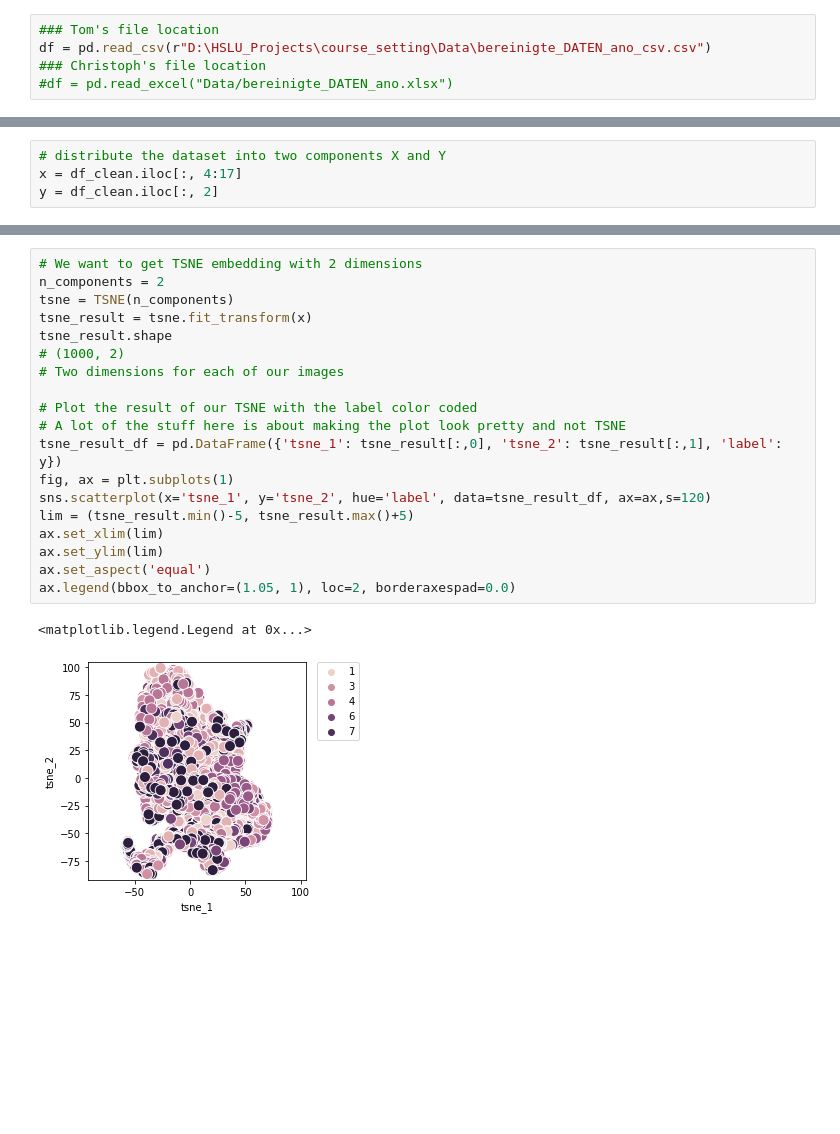
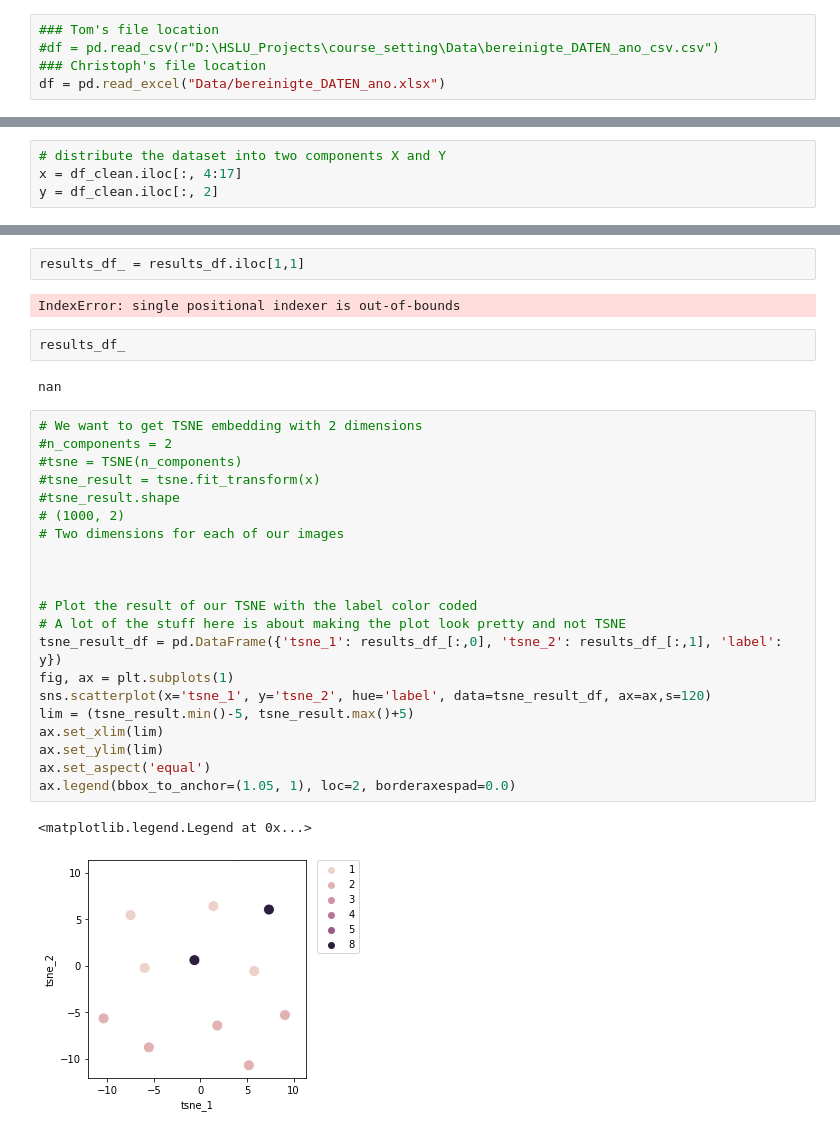
Before and after one commit to AnonymousCrux/course_setting, a Jupyter notebook: t-SNE_per_turn.ipynb, the cells around one changed output, grey strips where cells are left out. Drawn from its saved outputs; the diff is of its cells as text; blank space fills up the shorter version.

```diff
--- a/t-SNE_per_turn.ipynb
+++ b/t-SNE_per_turn.ipynb
@@ -13,9 +13,9 @@ import seaborn as sns
 import json
 # %%
 ### Tom's file location
-df = pd.read_csv(r"D:\HSLU_Projects\course_setting\Data\bereinigte_DATEN_ano_csv.csv")
+#df = pd.read_csv(r"D:\HSLU_Projects\course_setting\Data\bereinigte_DATEN_ano_csv.csv")
 ### Christoph's file location
-#df = pd.read_excel("Data/bereinigte_DATEN_ano.xlsx")
+df = pd.read_excel("Data/bereinigte_DATEN_ano.xlsx")
 # %%
 df.head()
 # %% [output]
@@ -150,22 +148,32 @@ fig, ax = plt.subplots(nrows=results_df.shape[0], ncols = results_df.shape[1])
+# %%
+results_df_ = results_df.iloc[1,1]
+# %% [output]
+IndexError: single positional indexer is out-of-bounds
+# %%
+results_df_
+# %% [output]
+nan
 # %%
 # We want to get TSNE embedding with 2 dimensions
-n_components = 2
-tsne = TSNE(n_components)
-tsne_result = tsne.fit_transform(x)
-tsne_result.shape
+#n_components = 2
+#tsne = TSNE(n_components)
+#tsne_result = tsne.fit_transform(x)
+#tsne_result.shape
 # (1000, 2)
 # Two dimensions for each of our images
 
+
+
 # Plot the result of our TSNE with the label color coded
 # A lot of the stuff here is about making the plot look pretty and not TSNE
-tsne_result_df = pd.DataFrame({'tsne_1': tsne_result[:,0], 'tsne_2': tsne_result[:,1], 'label': y})
+tsne_result_df = pd.DataFrame({'tsne_1': results_df_[:,0], 'tsne_2': results_df_[:,1], 'label': y})
 fig, ax = plt.subplots(1)
 sns.scatterplot(x='tsne_1', y='tsne_2', hue='label', data=tsne_result_df, ax=ax,s=120)
 lim = (tsne_result.min()-5, tsne_result.max()+5)
 ax.set_xlim(lim)
 ax.set_ylim(lim)
 ax.set_aspect('equal')
 ax.legend(bbox_to_anchor=(1.05, 1), loc=2, borderaxespad=0.0)
 # %% [output]
 <matplotlib.legend.Legend at 0x...>
-[figure, old version]
+[figure, new version]
```
Also changed, not shown: parts of 5 cells of this notebook, 3 other files.
